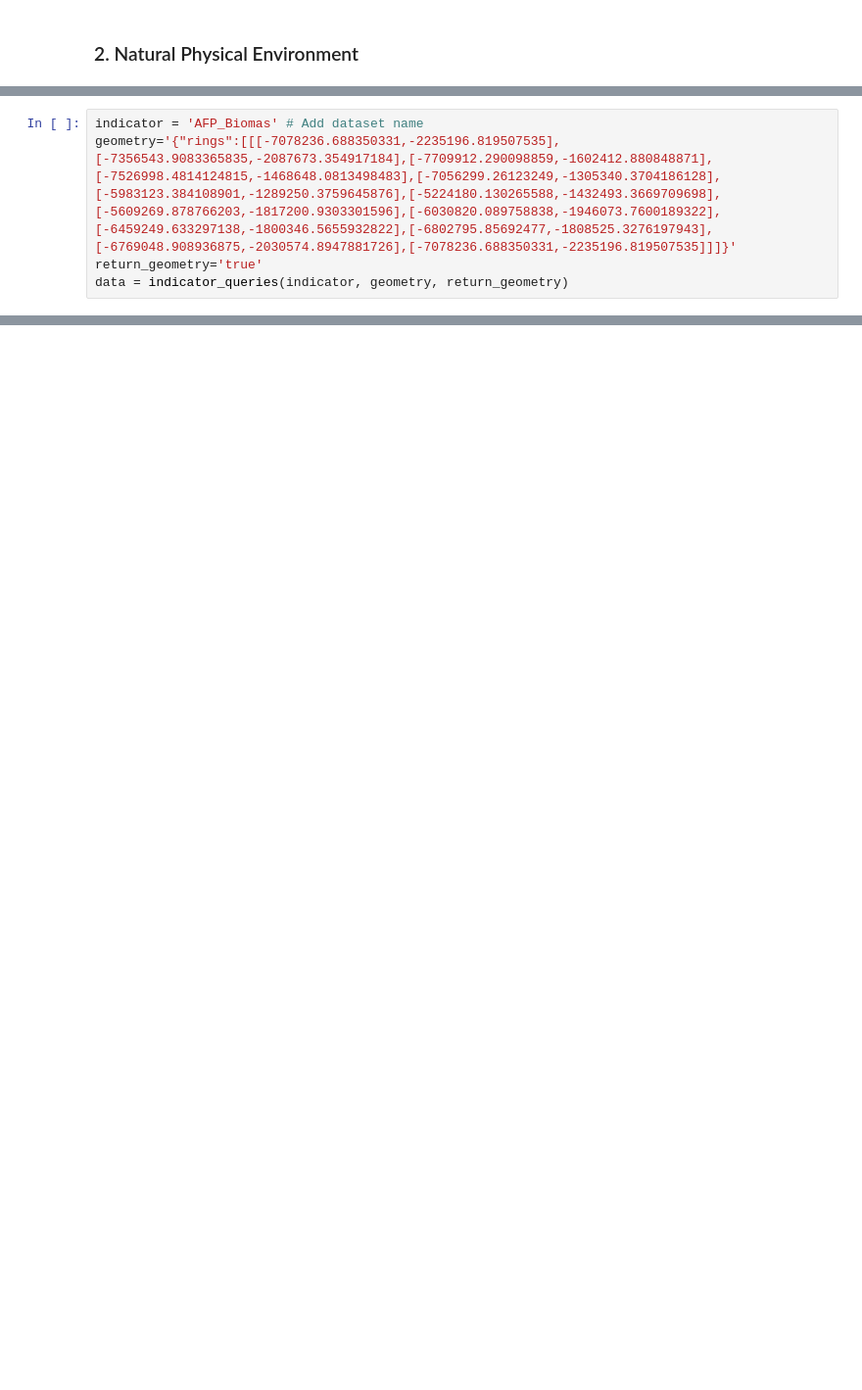
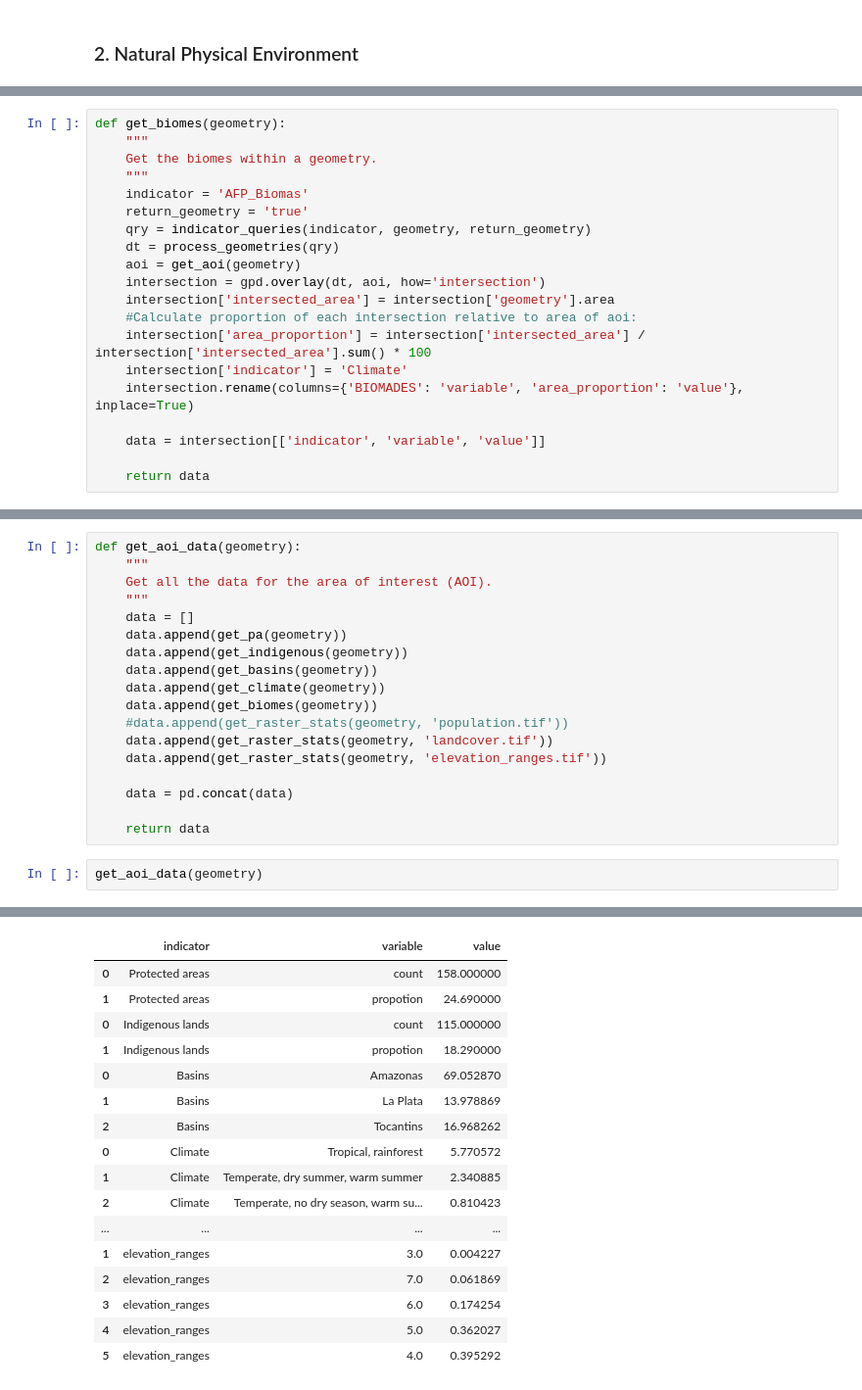
Before and after one commit to Vizzuality/amazonia-360, a Jupyter notebook: science/notebooks/01_report_queries.ipynb, the cells around one changed output, grey strips where cells are left out. Shown: that part at 98% size. Drawn from its saved outputs; the diff is of its cells as text; blank space fills up the shorter version.

```diff
--- a/science/notebooks/01_report_queries.ipynb
+++ b/science/notebooks/01_report_queries.ipynb
@@ -85,5 +398,0 @@ Land cover -> Raster zonal stats
-# %%
-indicator = 'AFP_Biomas' # Add dataset name
-geometry='{"rings":[[[-7078236.688350331,-2235196.819507535],[-7356543.9083365835,-2087673.354917184],[-7709912.290098859,-1602412.880848871],[-7526998.4814124815,-1468648.0813498483],[-7056299.26123249,-1305340.3704186128],[-5983123.384108901,-1289250.3759645876],[-5224180.130265588,-1432493.3669709698],[-5609269.878766203,-1817200.9303301596],[-6030820.089758838,-1946073.7600189322],[-6459249.633297138,-1800346.5655932822],[-6802795.85692477,-1808525.3276197943],[-6769048.908936875,-2030574.8947881726],[-7078236.688350331,-2235196.819507535]]]}'
-return_geometry='true'
-data = indicator_queries(indicator, geometry, return_geometry)
@@ -147,0 +399,20 @@ gdf.plot(ax=ax, color='blue')
+# %%
+def get_biomes(geometry):
+    """
+    Get the biomes within a geometry.
+    """
+    indicator = 'AFP_Biomas'
+    return_geometry = 'true'
+    qry = indicator_queries(indicator, geometry, return_geometry)
+    dt = process_geometries(qry)
+    aoi = get_aoi(geometry)
+    intersection = gpd.overlay(dt, aoi, how='intersection')
+    intersection['intersected_area'] = intersection['geometry'].area
+    #Calculate proportion of each intersection relative to area of aoi:
+    intersection['area_proportion'] = intersection['intersected_area'] / intersection['intersected_area'].sum() * 100
+    intersection['indicator'] = 'Climate'
+    intersection.rename(columns={'BIOMADES': 'variable', 'area_proportion': 'value'}, inplace=True)
+
+    data = intersection[['indicator', 'variable', 'value']]
+
+    return data
@@ -147,0 +453,21 @@ gdf.plot(ax=ax, color='blue')
+# %%
+def get_aoi_data(geometry):
+    """
+    Get all the data for the area of interest (AOI).
+    """
+    data = []
+    data.append(get_pa(geometry))
+    data.append(get_indigenous(geometry))
+    data.append(get_basins(geometry))
+    data.append(get_climate(geometry))
+    data.append(get_biomes(geometry))
+    #data.append(get_raster_stats(geometry, 'population.tif'))
+    data.append(get_raster_stats(geometry, 'landcover.tif'))
+    data.append(get_raster_stats(geometry, 'elevation_ranges.tif'))
+
+    data = pd.concat(data)
+
+    return data
+# %%
+get_aoi_data(geometry)
+# %% [output]
@@ -147,0 +487,17 @@ gdf.plot(ax=ax, color='blue')
+|  | indicator | variable | value |
+| 0 | Protected areas | count | 158.000000 |
+| 1 | Protected areas | propotion | 24.690000 |
+| 0 | Indigenous lands | count | 115.000000 |
+| 1 | Indigenous lands | propotion | 18.290000 |
+| 0 | Basins | Amazonas | 69.052870 |
+| 1 | Basins | La Plata | 13.978869 |
+| 2 | Basins | Tocantins | 16.968262 |
+| 0 | Climate | Tropical, rainforest | 5.770572 |
+| 1 | Climate | Temperate, dry summer, warm summer | 2.340885 |
+| 2 | Climate | Temperate, no dry season, warm su... | 0.810423 |
+| ... | ... | ... | ... |
+| 1 | elevation_ranges | 3.0 | 0.004227 |
+| 2 | elevation_ranges | 7.0 | 0.061869 |
+| 3 | elevation_ranges | 6.0 | 0.174254 |
+| 4 | elevation_ranges | 5.0 | 0.362027 |
+| 5 | elevation_ranges | 4.0 | 0.395292 |
```
Also changed, not shown: parts of 44 cells of this notebook.
